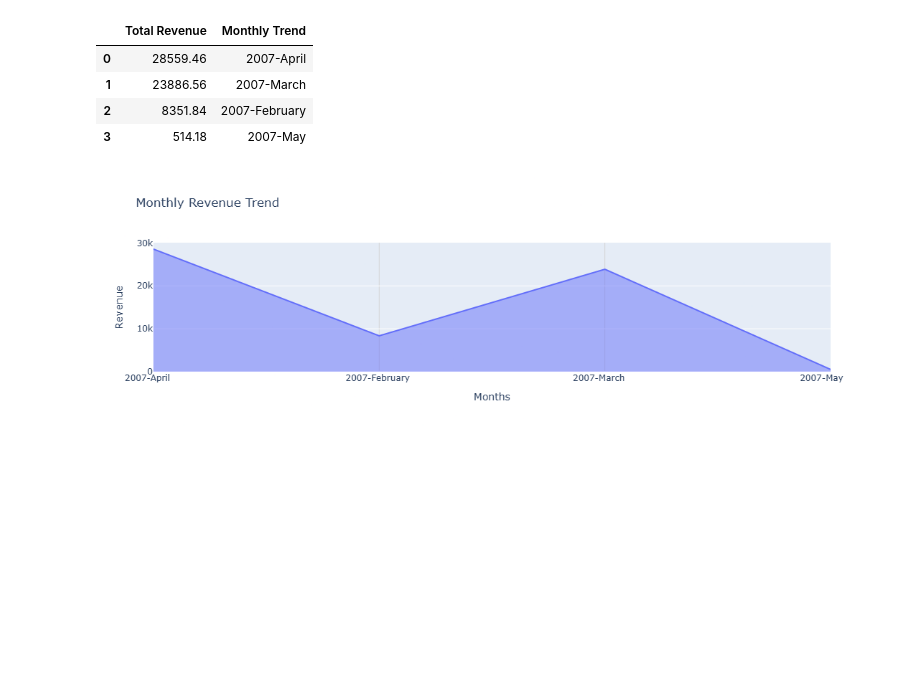
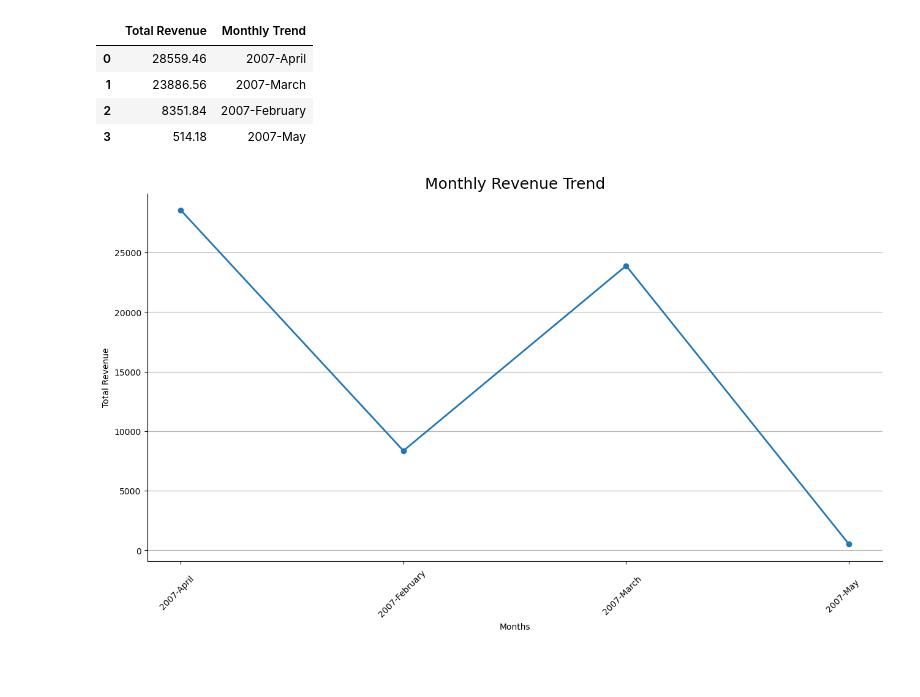
Before and after one commit to AkhileshGhatate5/dvdrental-analytics, a Jupyter notebook: notebooks/dvdrental.ipynb, the cells around one changed output. Cells and saved outputs as stored; diff of their text form; code cells hidden in the pictures; blank space fills up the shorter version.

```diff
--- a/notebooks/dvdrental.ipynb
+++ b/notebooks/dvdrental.ipynb
@@ -1174,22 +1167,29 @@ df_q7
 | 2 | 8351.84 | 2007-February |
 | 3 | 514.18 | 2007-May |
 # %%
-df_q7=df_q7.sort_values('Monthly Trend')
+df_q7 = df_q7.sort_values('Monthly Trend')
 
-fig=px.area(data_frame=df_q7,
-        x='Monthly Trend',
-        y='Total Revenue',
-        title='Monthly Revenue Trend',
-        labels={
-        'Monthly Trend': 'Months',
-        'Total Revenue': 'Revenue'}
-       )
 
-fig.update_xaxes(
-    showgrid=True,
-    gridcolor='lightgray')
+fig=plt.figure(figsize=(12,6))
+axes=fig.add_axes([0,0,1,1])
+
+
+axes.set_title('Monthly Revenue Trend',fontsize=18)
+axes.set_xlabel('Months',fontsize=10)
+axes.set_ylabel('Total Revenue',fontsize=10)
+axes.grid(axis='y', alpha=1)
+
+axes.plot(df_q7['Monthly Trend'],
+          df_q7['Total Revenue'],
+          marker='o',
+         linewidth=2)
+
+plt.xticks(rotation=45)
+sns.despine()
+
+plt.show()
 # %% [output]
-[figure, old version]
+[figure, new version]
 # %% [markdown]
 #
 # %% [markdown]
```
Also changed, not shown: parts of 13 cells of this notebook.
